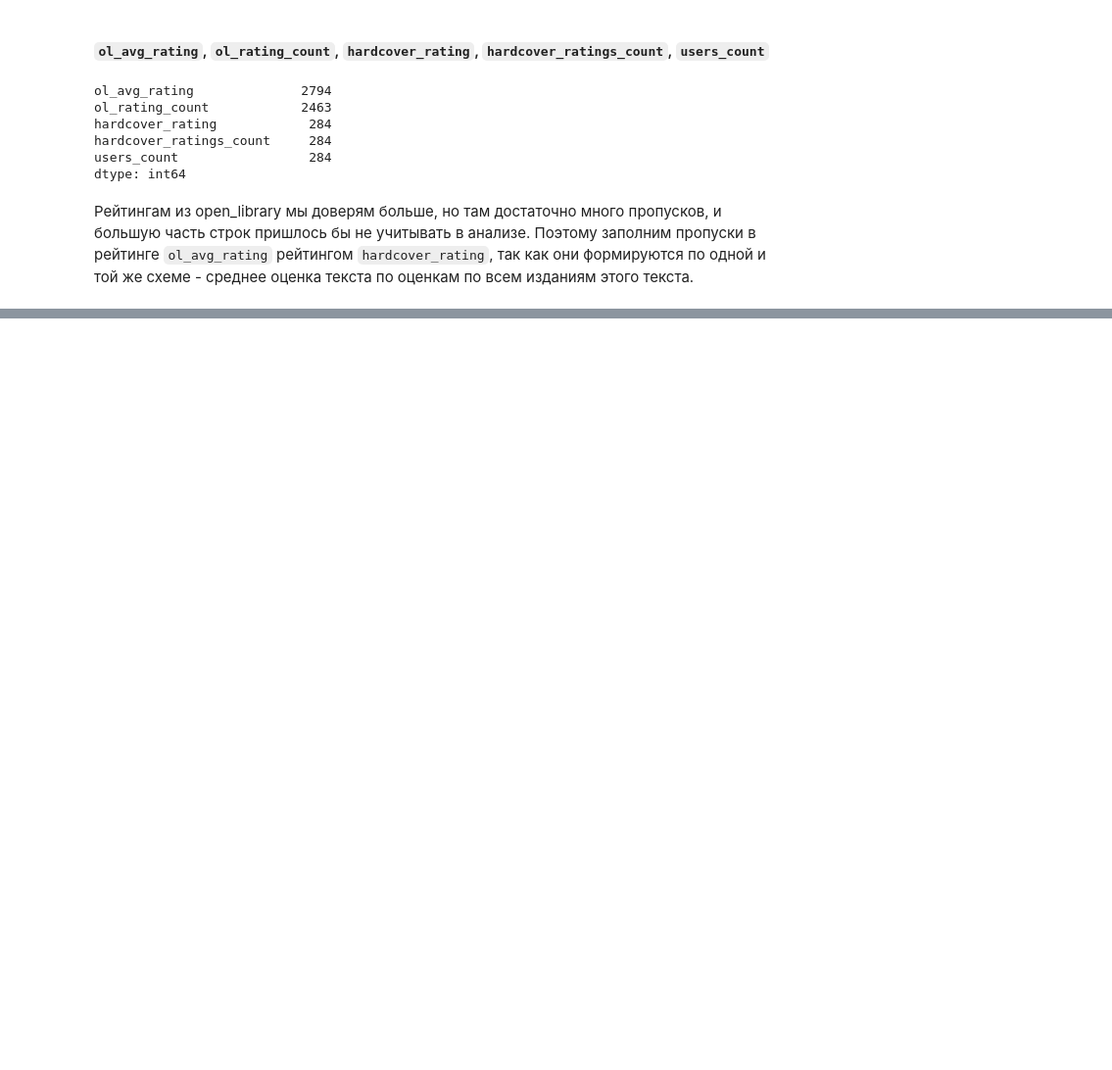
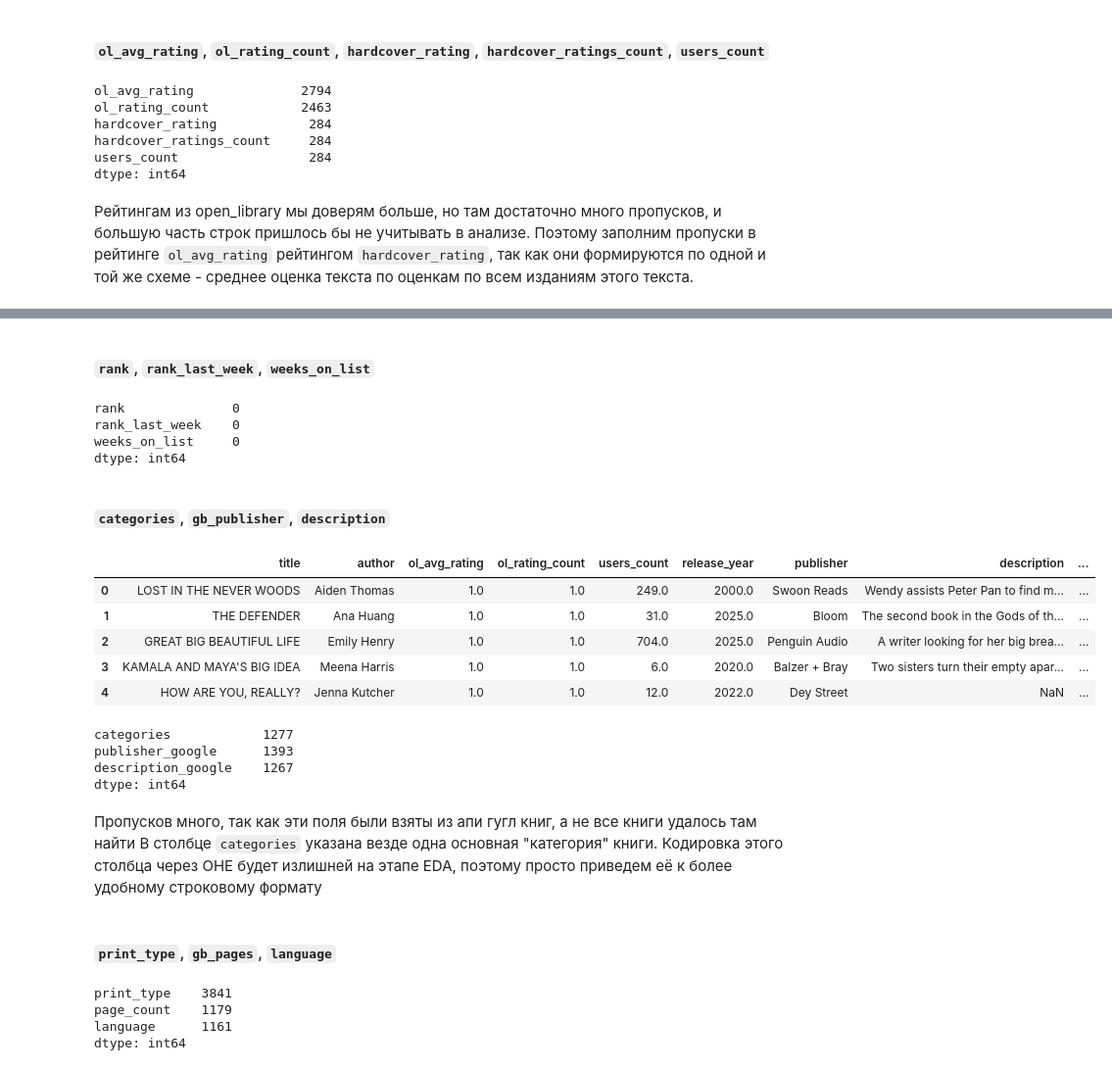
Before and after one commit to maxim-safonov/gp_2, a Jupyter notebook: EDA.ipynb, the cells around one changed output, grey strips where cells are left out. Shown at 98% size. Drawn from its saved outputs; the diff is of its cells as text; code cells hidden in the pictures; blank space fills up the shorter version.

```diff
--- a/EDA.ipynb
+++ b/EDA.ipynb
@@ -673,0 +724,4 @@ df2
+# %%
+df2["genres"] = df2["genres"].fillna("'[]'")
+# %%
+df2["genres"] = df2["genres"].str.split("'").str[1::2]
@@ -673,0 +751,9 @@ df2
+# %%
+genres10 = ["Fiction", "Young Adult", "Fantasy", "Adventure", "Romance", "Mystery", "Thriller", "Comics", "Juvenile Fiction", "Science Fiction"]
+
+for i in range(10):
+    df2[f"genre_{genres10[i]}"] = df2["genres"].apply(
+        lambda x: genres10[i] in x.lower() if isinstance(x, str) else False
+    )
+# %%
+df2 = df2.drop(columns=["genres"])
@@ -673,0 +776,30 @@ df2
+# %% [markdown]
+#### `rank`, `rank_last_week`, `weeks_on_list`
+# %%
+df2[["rank", "rank_last_week", "weeks_on_list"]].isna().sum()
+# %% [output]
+rank              0
+rank_last_week    0
+weeks_on_list     0
+dtype: int64
+# %% [markdown]
+#### `categories`, `gb_publisher`, `description`
+# %%
+df2.head()
+# %% [output]
+|  | title | author | ol_avg_rating | ol_rating_count | users_count | release_year | publisher | description | ... |
+| 0 | LOST IN THE NEVER WOODS | Aiden Thomas | 1.0 | 1.0 | 249.0 | 2000.0 | Swoon Reads | Wendy assists Peter Pan to find m... | ... |
+| 1 | THE DEFENDER | Ana Huang | 1.0 | 1.0 | 31.0 | 2025.0 | Bloom | The second book in the Gods of th... | ... |
+| 2 | GREAT BIG BEAUTIFUL LIFE | Emily Henry | 1.0 | 1.0 | 704.0 | 2025.0 | Penguin Audio | A writer looking for her big brea... | ... |
+| 3 | KAMALA AND MAYA'S BIG IDEA | Meena Harris | 1.0 | 1.0 | 6.0 | 2020.0 | Balzer + Bray | Two sisters turn their empty apar... | ... |
+| 4 | HOW ARE YOU, REALLY? | Jenna Kutcher | 1.0 | 1.0 | 12.0 | 2022.0 | Dey Street | NaN | ... |
+# %%
+df2[["categories", "publisher_google", "description_google"]].isna().sum()
+# %% [output]
+categories            1277
+publisher_google      1393
+description_google    1267
+dtype: int64
+# %% [markdown]
+Пропусков много, так как эти поля были взяты из апи гугл книг, а не все книги удалось там найти
+В столбце `categories` указана везде одна основная "категория" книги. Кодировка этого столбца через OHE будет излишней на этапе EDA, поэтому просто приведем её к более удобному строковому формату
@@ -673,0 +808,9 @@ df2
+# %% [markdown]
+#### `print_type`, `gb_pages`, `language`
+# %%
+df2[["print_type", "page_count", "language"]].isna().sum()
+# %% [output]
+print_type    3841
+page_count    1179
+language      1161
+dtype: int64
```
Also changed, not shown: parts of 49 cells of this notebook.
